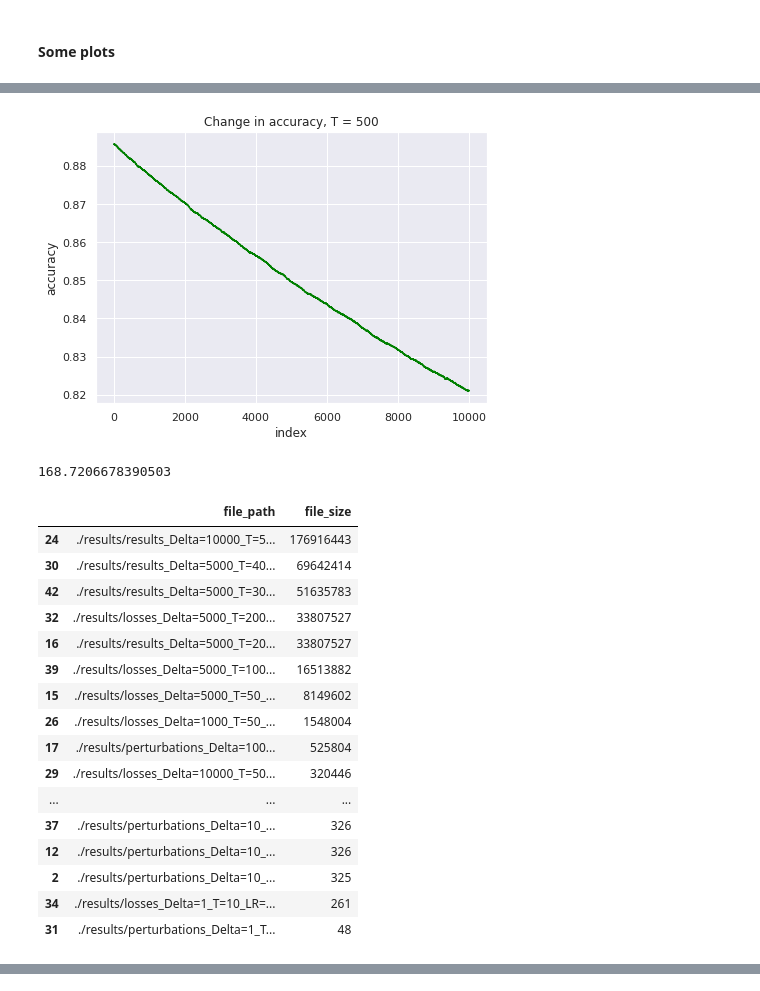
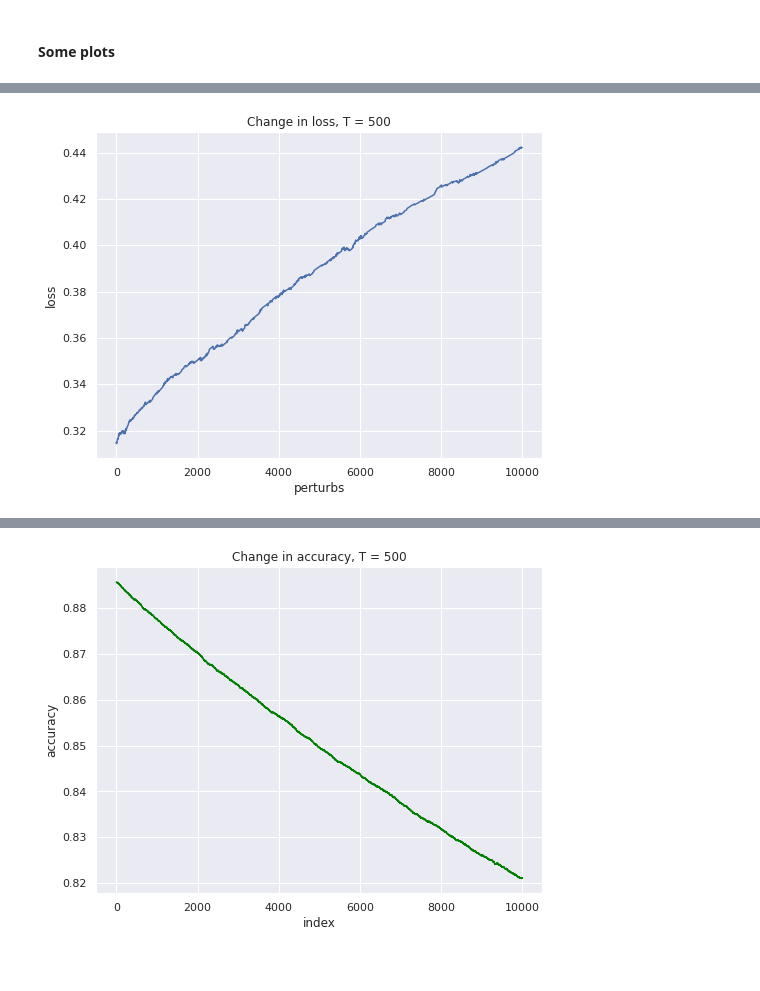
Before and after one commit to aravind-gk/RecSysAttack, a Jupyter notebook: meta.ipynb, the cells around one changed output, grey strips where cells are left out. Drawn from its saved outputs; the diff is of its cells as text; code cells hidden in the pictures; blank space fills up the shorter version.

```diff
--- a/meta.ipynb
+++ b/meta.ipynb
@@ -298,13 +298,10 @@ losses = results[results.iters == T - 1][['perturbs', 'loss']].copy()
 
 # save results in CSV format
 if save_results:
-    filename_results = 'results/results_Delta={}_T={}_LR={}_Factors={}'.format(Delta, T, lr, n_factors) + ('_manual' if manual_gradients else '_auto') + ('_r' if retain_graph else '_c') + '.csv'
-    filename_perturbations = 'results/perturbations_Delta={}_T={}_LR={}_Factors={}'.format(Delta, T, lr, n_factors) + ('_manual' if manual_gradients else '_auto') + ('_r' if retain_graph else '_c') + '.csv'
-    filename_losses = 'results/losses_Delta={}_T={}_LR={}_Factors={}'.format(Delta, T, lr, n_factors) + ('_manual' if manual_gradients else '_auto') + ('_r' if retain_graph else '_c') + '.csv'
-
-    results.to_csv(filename_results)
-    perturbations.to_csv(filename_perturbations)
-    losses.to_csv(filename_losses)
+    filename = 'Delta={}_T={}_LR={}_Factors={}'.format(Delta, T, lr, n_factors) + ('_manual' if manual_gradients else '_auto') + ('_r' if retain_graph else '_c')
+    results.to_csv('results/results_' + filename + '.csv')
+    perturbations.to_csv('results/perturbations_' + filename + '.csv')
+    losses.to_csv('results/losses_' + filename + '.csv')
 
 losses.head()
 # %% [output]
@@ -356,11 +325,0 @@ perturbations
-# %%
-# Accuracy plot
-sns.set_theme()
-plt.figure(figsize = (7, 5))
-lineplot = sns.lineplot(data = perturbations.reset_index(), x = 'index', y = 'accuracy', color = 'green').set_title('Change in accuracy, T = {}'.format(T))
-fig = lineplot.get_figure()
-filename_plots = 'plots/accuracy_Delta={}_T={}_LR={}_Factors={}'.format(Delta, T, lr, n_factors) + ('_manual' if manual_gradients else '_auto') + ('_r' if retain_graph else '_c')
-fig.savefig(filename_plots)
-plt.show()
-# %% [output]
-[figure, removed]
@@ -374,24 +326,15 @@ df = pd.DataFrame({'file_path': file_paths, 'file_size': file_sizes}).sort_value
-# %%
-176916443 / (1024 * 1024)
-# %% [output]
-168.7206678390503
-# %%
-df
-# %% [output]
-|  | file_path | file_size |
-| 24 | ./results/results_Delta=10000_T=5... | 176916443 |
-| 30 | ./results/results_Delta=5000_T=40... | 69642414 |
-| 42 | ./results/results_Delta=5000_T=30... | 51635783 |
-| 32 | ./results/losses_Delta=5000_T=200... | 33807527 |
-| 16 | ./results/results_Delta=5000_T=20... | 33807527 |
-| 39 | ./results/losses_Delta=5000_T=100... | 16513882 |
-| 15 | ./results/losses_Delta=5000_T=50_... | 8149602 |
-| 26 | ./results/losses_Delta=1000_T=50_... | 1548004 |
-| 17 | ./results/perturbations_Delta=100... | 525804 |
-| 29 | ./results/losses_Delta=10000_T=50... | 320446 |
-| ... | ... | ... |
-| 37 | ./results/perturbations_Delta=10_... | 326 |
-| 12 | ./results/perturbations_Delta=10_... | 326 |
-| 2 | ./results/perturbations_Delta=10_... | 325 |
-| 34 | ./results/losses_Delta=1_T=10_LR=... | 261 |
-| 31 | ./results/perturbations_Delta=1_T... | 48 |
+# %%
+sns.set_theme()
+
+# Loss plot
+plt.figure(figsize = (8, 6))
+fig = sns.lineplot(data=losses, x="perturbs", y="loss").set_title('Change in loss, T = {}'.format(T)).get_figure()
+fig.savefig('plots/losses_' + filename)
+plt.show()
+
+# Accuracy plot
+plt.figure(figsize = (8, 6))
+fig = sns.lineplot(data = perturbations.reset_index(), x = 'index', y = 'accuracy', color = 'green').set_title('Change in accuracy, T = {}'.format(T)).get_figure()
+fig.savefig('plots/accuracy_' + filename)
+plt.show()
+# %% [output]
@@ -397,0 +345 @@ df
+[figure, added]
@@ -397,0 +349 @@ df
+[figure, added]
```
Also changed, not shown: parts of 4 cells of this notebook.
